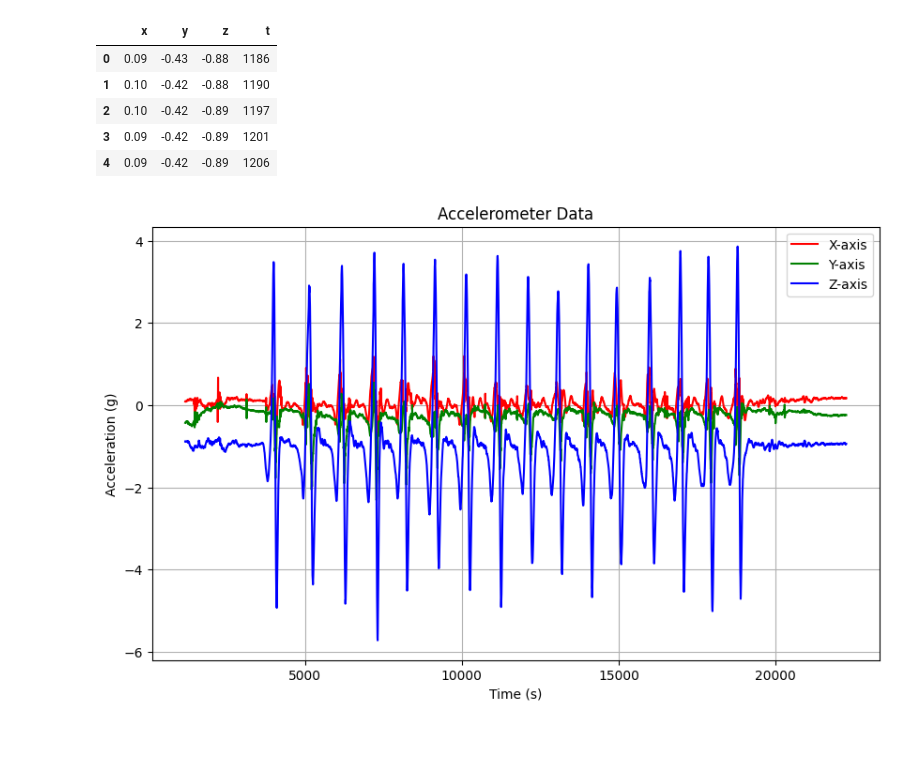
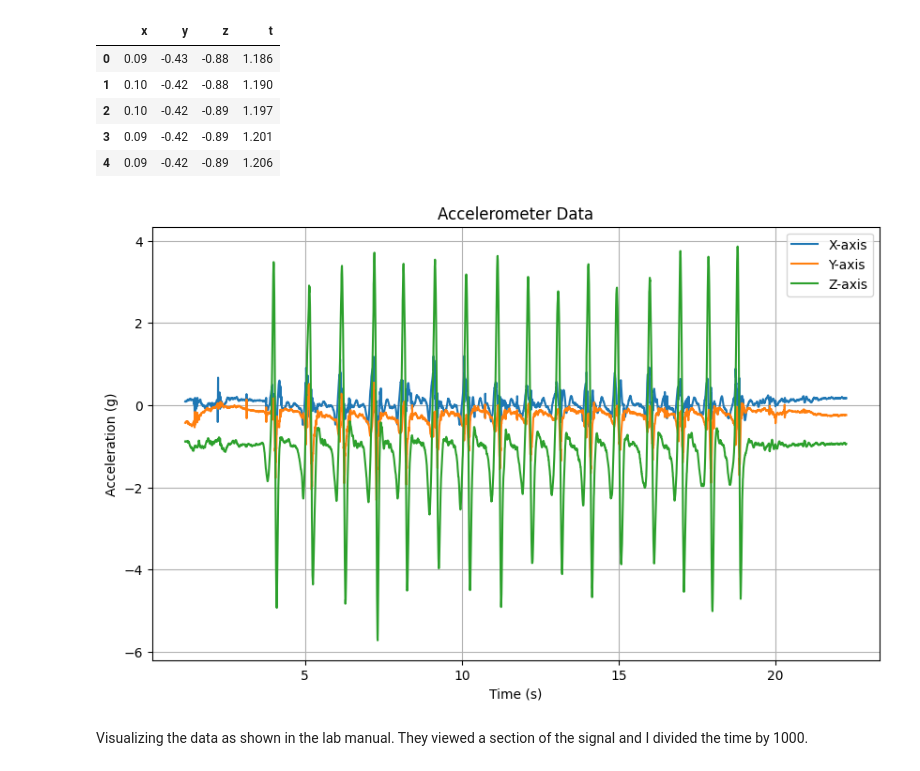
Before and after one commit to edumabagraham/BPK409-Lab1-DAQ, a Jupyter notebook: plots/lab1qu9.ipynb, the cells around one changed output. Drawn from its saved outputs; the diff is of its cells as text; code cells hidden in the pictures; blank space fills up the shorter version.

Commit message:
Visualize a section of each signal

```diff
--- a/plots/lab1qu9.ipynb
+++ b/plots/lab1qu9.ipynb
@@ -5,24 +5,28 @@ import pandas as pd
 # %%
 df = pd.read_csv('/home/edumaba/Public/MPhil_Thesis/Activity Classification/BPK409-Lab1-DAQ/ExampleData/Lab1Qu9.txt', sep='\t', header=None, names=['x', 'y', 'z', 't'])
 # %%
+df['t'] = df['t']/1000
 df.head()
 # %% [output]
 |  | x | y | z | t |
-| 0 | 0.09 | -0.43 | -0.88 | 1186 |
-| 1 | 0.10 | -0.42 | -0.88 | 1190 |
-| 2 | 0.10 | -0.42 | -0.89 | 1197 |
-| 3 | 0.09 | -0.42 | -0.89 | 1201 |
-| 4 | 0.09 | -0.42 | -0.89 | 1206 |
+| 0 | 0.09 | -0.43 | -0.88 | 1.186 |
+| 1 | 0.10 | -0.42 | -0.88 | 1.190 |
+| 2 | 0.10 | -0.42 | -0.89 | 1.197 |
+| 3 | 0.09 | -0.42 | -0.89 | 1.201 |
+| 4 | 0.09 | -0.42 | -0.89 | 1.206 |
 # %%
 # Plot the data
 plt.figure(figsize=(10, 6))
-plt.plot(df['t'], df['x'], label='X-axis', color='r')
-plt.plot(df['t'], df['y'], label='Y-axis', color='g')
-plt.plot(df['t'], df['z'], label='Z-axis', color='b')
+plt.plot(df['t'], df['x'], label='X-axis')
+plt.plot(df['t'], df['y'], label='Y-axis')
+plt.plot(df['t'], df['z'], label='Z-axis')
 plt.title('Accelerometer Data')
 plt.xlabel('Time (s)')
 plt.ylabel('Acceleration (g)')
 plt.legend()
 plt.grid()
 # %% [output]
-[figure, old version]
+[figure, new version]
+# %% [markdown]
+Visualizing the data as shown in the lab manual.
+They viewed a section of the signal and I divided the time by 1000.
```
Also changed, not shown: parts of 2 cells of this notebook, 4 other files.
